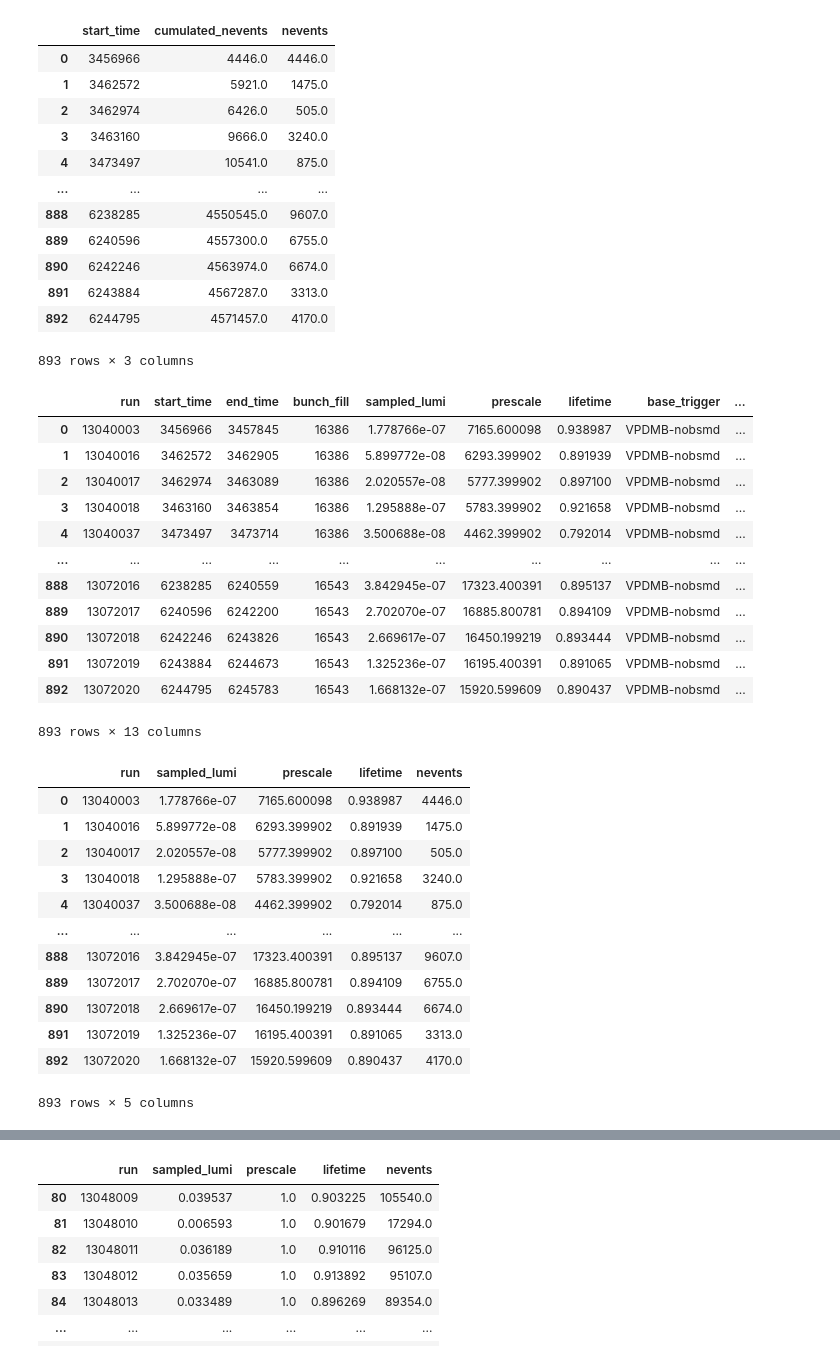
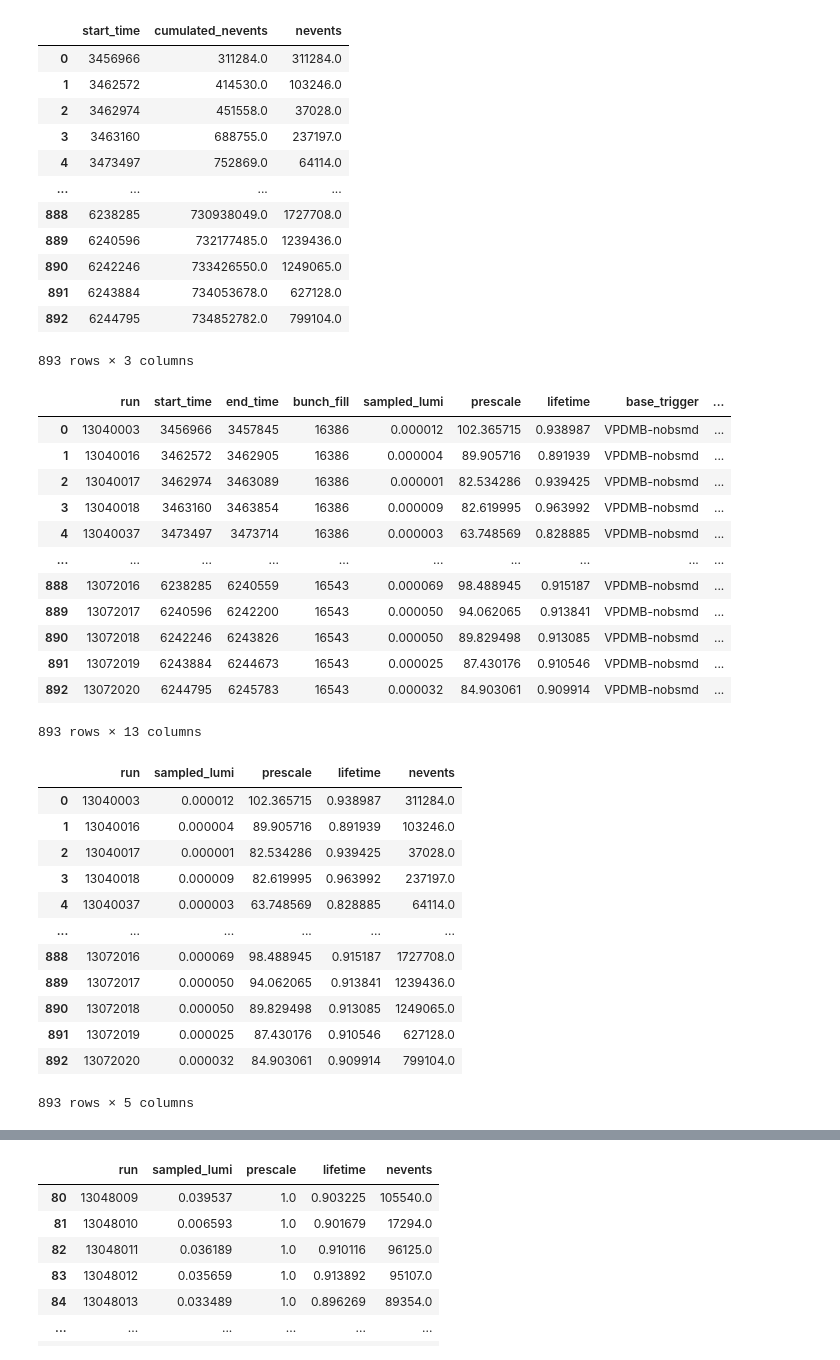
Before and after one commit to aprozo/jets_pp_2012, a Jupyter notebook: lists/files_lumi_james_dunlop/calculate_lumi.ipynb, the cells around one changed output, grey strips where cells are left out. Saved outputs shown, nothing was run; the diff lists cells and outputs as text; code cells hidden in the pictures.

Commit message:
changed vpd-nobsmd

```diff
--- a/lists/files_lumi_jaime/calculate_lumi.ipynb
+++ b/lists/files_lumi_james_dunlop/calculate_lumi.ipynb
@@ -22,12 +21,12 @@ Files starting from `nev_` has the format of `6182002	62410630.000`
 - Cumulative Number of events
 # %%
 import os
-data_path = './files_lumi_jaime/'
+data_path = './'
 data_files = [
- 'lum_perrun_VPDMB.txt',
+ 'lum_perrun_VPDMB-nobsmd.txt',
  'lum_perrun_JP2.txt',
  'lum_perrun_BHT2.txt',
- 'nev_perday_unix_VPDMB.txt',
+ 'nev_perday_unix_VPDMB-nobsmd.txt',
  'nev_perday_unix_JP2.txt',
  'nev_perday_unix_BHT2.txt'
 ]
@@ -92,17 +91,17 @@ nev_perday_VPDMB.loc[0, 'nevents'] = nev_perday_VPDMB.loc[0, 'cumulated_nevents'
 nev_perday_VPDMB
 # %% [output]
 |  | start_time | cumulated_nevents | nevents |
-| 0 | 3456966 | 4446.0 | 4446.0 |
-| 1 | 3462572 | 5921.0 | 1475.0 |
-| 2 | 3462974 | 6426.0 | 505.0 |
-| 3 | 3463160 | 9666.0 | 3240.0 |
-| 4 | 3473497 | 10541.0 | 875.0 |
+| 0 | 3456966 | 311284.0 | 311284.0 |
+| 1 | 3462572 | 414530.0 | 103246.0 |
+| 2 | 3462974 | 451558.0 | 37028.0 |
+| 3 | 3463160 | 688755.0 | 237197.0 |
+| 4 | 3473497 | 752869.0 | 64114.0 |
 | ... | ... | ... | ... |
-| 888 | 6238285 | 4550545.0 | 9607.0 |
-| 889 | 6240596 | 4557300.0 | 6755.0 |
-| 890 | 6242246 | 4563974.0 | 6674.0 |
-| 891 | 6243884 | 4567287.0 | 3313.0 |
-| 892 | 6244795 | 4571457.0 | 4170.0 |
+| 888 | 6238285 | 730938049.0 | 1727708.0 |
+| 889 | 6240596 | 732177485.0 | 1239436.0 |
+| 890 | 6242246 | 733426550.0 | 1249065.0 |
+| 891 | 6243884 | 734053678.0 | 627128.0 |
+| 892 | 6244795 | 734852782.0 | 799104.0 |
 893 rows × 3 columns
 # %%
 # merge the two dataframes by start_time
@@ -110,35 +109,35 @@ lumi_VPDMB = pd.merge(lumi_VPDMB, nev_perday_VPDMB, on='start_time')
 lumi_VPDMB
 # %% [output]
 |  | run | start_time | end_time | bunch_fill | sampled_lumi | prescale | lifetime | base_trigger | ... |
-| 0 | 13040003 | 3456966 | 3457845 | 16386 | 1.778766e-07 | 7165.600098 | 0.938987 | VPDMB-nobsmd | ... |
-| 1 | 13040016 | 3462572 | 3462905 | 16386 | 5.899772e-08 | 6293.399902 | 0.891939 | VPDMB-nobsmd | ... |
-| 2 | 13040017 | 3462974 | 3463089 | 16386 | 2.020557e-08 | 5777.399902 | 0.897100 | VPDMB-nobsmd | ... |
-| 3 | 13040018 | 3463160 | 3463854 | 16386 | 1.295888e-07 | 5783.399902 | 0.921658 | VPDMB-nobsmd | ... |
-| 4 | 13040037 | 3473497 | 3473714 | 16386 | 3.500688e-08 | 4462.399902 | 0.792014 | VPDMB-nobsmd | ... |
+| 0 | 13040003 | 3456966 | 3457845 | 16386 | 0.000012 | 102.365715 | 0.938987 | VPDMB-nobsmd | ... |
+| 1 | 13040016 | 3462572 | 3462905 | 16386 | 0.000004 | 89.905716 | 0.891939 | VPDMB-nobsmd | ... |
+| 2 | 13040017 | 3462974 | 3463089 | 16386 | 0.000001 | 82.534286 | 0.939425 | VPDMB-nobsmd | ... |
+| 3 | 13040018 | 3463160 | 3463854 | 16386 | 0.000009 | 82.619995 | 0.963992 | VPDMB-nobsmd | ... |
+| 4 | 13040037 | 3473497 | 3473714 | 16386 | 0.000003 | 63.748569 | 0.828885 | VPDMB-nobsmd | ... |
 | ... | ... | ... | ... | ... | ... | ... | ... | ... | ... |
-| 888 | 13072016 | 6238285 | 6240559 | 16543 | 3.842945e-07 | 17323.400391 | 0.895137 | VPDMB-nobsmd | ... |
-| 889 | 13072017 | 6240596 | 6242200 | 16543 | 2.702070e-07 | 16885.800781 | 0.894109 | VPDMB-nobsmd | ... |
-| 890 | 13072018 | 6242246 | 6243826 | 16543 | 2.669617e-07 | 16450.199219 | 0.893444 | VPDMB-nobsmd | ... |
-| 891 | 13072019 | 6243884 | 6244673 | 16543 | 1.325236e-07 | 16195.400391 | 0.891065 | VPDMB-nobsmd | ... |
-| 892 | 13072020 | 6244795 | 6245783 | 16543 | 1.668132e-07 | 15920.599609 | 0.890437 | VPDMB-nobsmd | ... |
+| 888 | 13072016 | 6238285 | 6240559 | 16543 | 0.000069 | 98.488945 | 0.915187 | VPDMB-nobsmd | ... |
+| 889 | 13072017 | 6240596 | 6242200 | 16543 | 0.000050 | 94.062065 | 0.913841 | VPDMB-nobsmd | ... |
+| 890 | 13072018 | 6242246 | 6243826 | 16543 | 0.000050 | 89.829498 | 0.913085 | VPDMB-nobsmd | ... |
+| 891 | 13072019 | 6243884 | 6244673 | 16543 | 0.000025 | 87.430176 | 0.910546 | VPDMB-nobsmd | ... |
+| 892 | 13072020 | 6244795 | 6245783 | 16543 | 0.000032 | 84.903061 | 0.909914 | VPDMB-nobsmd | ... |
 893 rows × 13 columns
 # %%
-# drop base_trigger,start_time, end_time, bunch_fill,base_trigger, lifetime_base_trigger, cumulated_nevents, error_lifetime, error_base_trigger
-lumi_VPDMB = lumi_VPDMB.drop(columns=['start_time', 'end_time', 'bunch_fill', 'base_trigger', 'lifetime_base_trigger', 'cumulated_nevents', 'error_lifetime', 'error_base_trigger'])
+# drop base_trigger,start_time, end_time, bunch_fill,base_trigger, lifetime_base_trigger, cumulated_nevents, FOM,FOM4
+lumi_VPDMB = lumi_VPDMB.drop(columns=['start_time', 'end_time', 'bunch_fill', 'base_trigger', 'lifetime_base_trigger', 'cumulated_nevents', 'FOM', 'FOM4'])
 lumi_VPDMB
 # %% [output]
 |  | run | sampled_lumi | prescale | lifetime | nevents |
-| 0 | 13040003 | 1.778766e-07 | 7165.600098 | 0.938987 | 4446.0 |
-| 1 | 13040016 | 5.899772e-08 | 6293.399902 | 0.891939 | 1475.0 |
-| 2 | 13040017 | 2.020557e-08 | 5777.399902 | 0.897100 | 505.0 |
-| 3 | 13040018 | 1.295888e-07 | 5783.399902 | 0.921658 | 3240.0 |
-| 4 | 13040037 | 3.500688e-08 | 4462.399902 | 0.792014 | 875.0 |
+| 0 | 13040003 | 0.000012 | 102.365715 | 0.938987 | 311284.0 |
+| 1 | 13040016 | 0.000004 | 89.905716 | 0.891939 | 103246.0 |
+| 2 | 13040017 | 0.000001 | 82.534286 | 0.939425 | 37028.0 |
+| 3 | 13040018 | 0.000009 | 82.619995 | 0.963992 | 237197.0 |
+| 4 | 13040037 | 0.000003 | 63.748569 | 0.828885 | 64114.0 |
 | ... | ... | ... | ... | ... | ... |
-| 888 | 13072016 | 3.842945e-07 | 17323.400391 | 0.895137 | 9607.0 |
-| 889 | 13072017 | 2.702070e-07 | 16885.800781 | 0.894109 | 6755.0 |
-| 890 | 13072018 | 2.669617e-07 | 16450.199219 | 0.893444 | 6674.0 |
-| 891 | 13072019 | 1.325236e-07 | 16195.400391 | 0.891065 | 3313.0 |
-| 892 | 13072020 | 1.668132e-07 | 15920.599609 | 0.890437 | 4170.0 |
+| 888 | 13072016 | 0.000069 | 98.488945 | 0.915187 | 1727708.0 |
+| 889 | 13072017 | 0.000050 | 94.062065 | 0.913841 | 1239436.0 |
+| 890 | 13072018 | 0.000050 | 89.829498 | 0.913085 | 1249065.0 |
+| 891 | 13072019 | 0.000025 | 87.430176 | 0.910546 | 627128.0 |
+| 892 | 13072020 | 0.000032 | 84.903061 | 0.909914 | 799104.0 |
 893 rows × 5 columns
 # %%
 # drop bad runs
```
Also changed, not shown: parts of 10 cells of this notebook, 12 other files.
